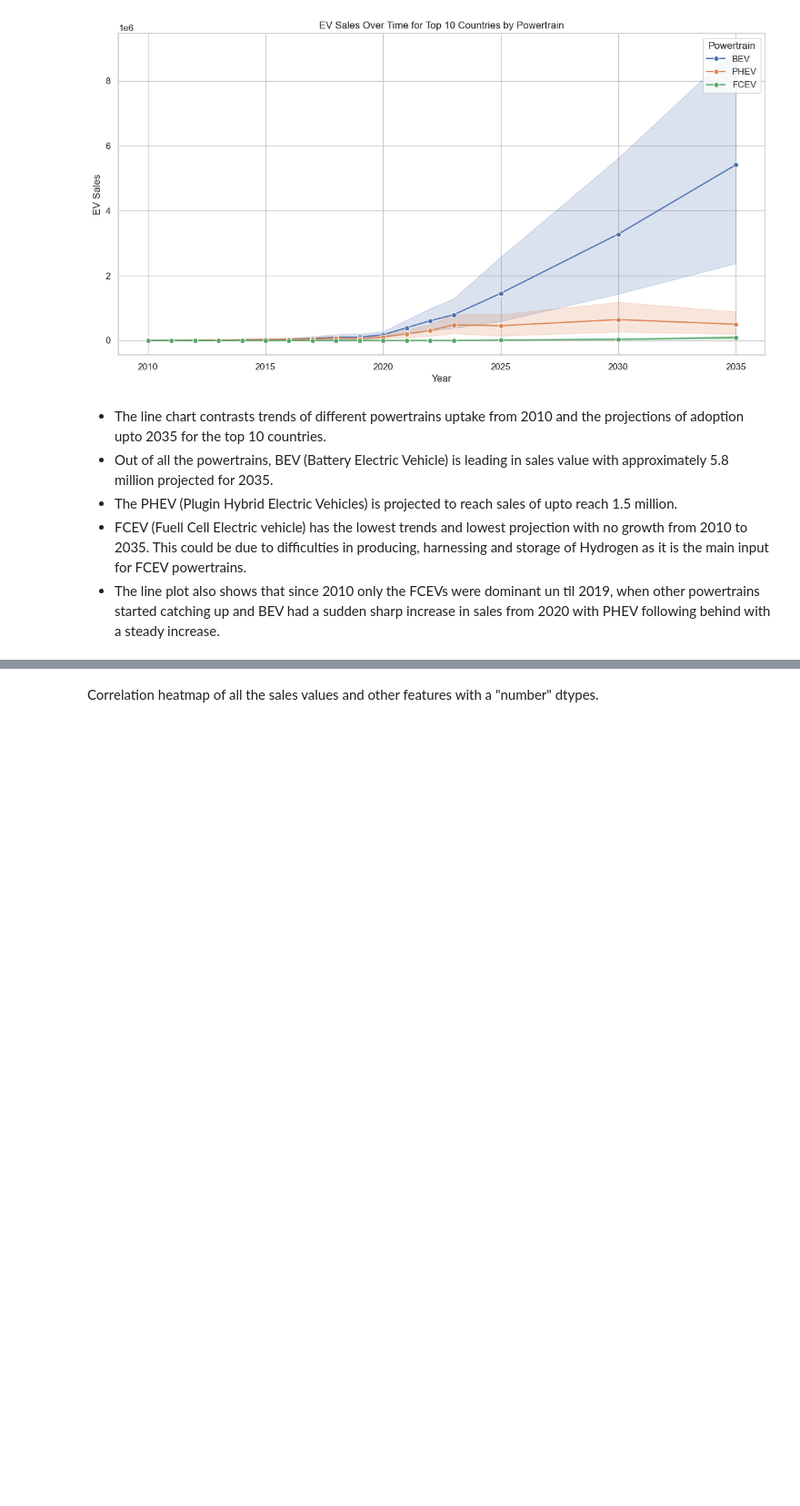
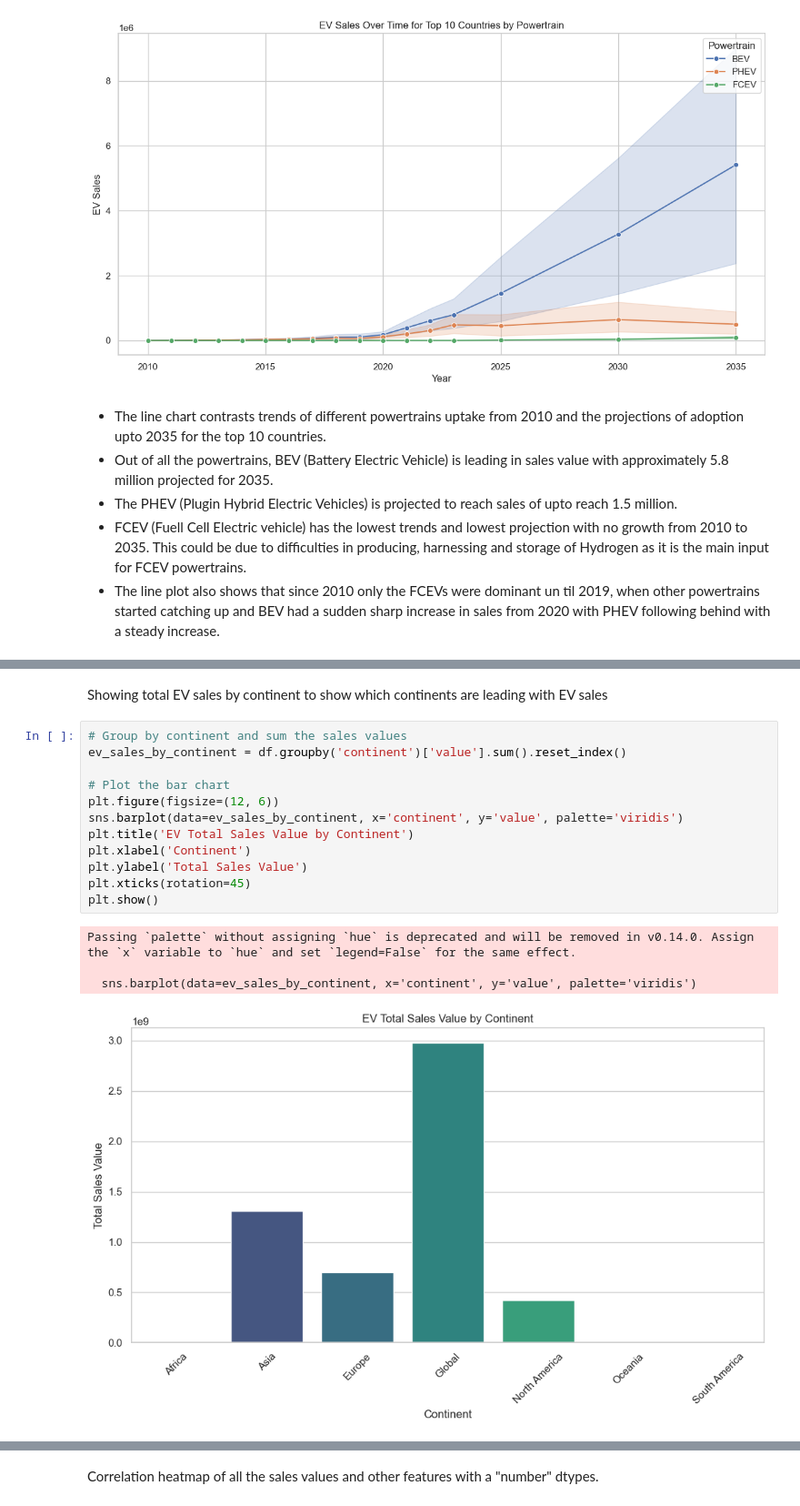
Before and after one commit to Emmanuel913-sketch/Global-Electric-Vehicle-sales-trends-from-2010-2024, a Jupyter notebook: jupyter_notebooks/visualisations.ipynb, the cells around one changed output, grey strips where cells are left out. Shown at 91% size. Saved outputs shown, nothing was run; the diff lists cells and outputs as text; blank space fills up the shorter version.

```diff
--- a/jupyter_notebooks/visualisations.ipynb
+++ b/jupyter_notebooks/visualisations.ipynb
@@ -308,0 +415,19 @@ plt.show()
+# %% [markdown]
+Showing total EV sales by continent to show which continents are leading with EV sales
+# %%
+# Group by continent and sum the sales values
+ev_sales_by_continent = df.groupby('continent')['value'].sum().reset_index()
+
+# Plot the bar chart
+plt.figure(figsize=(12, 6))
+sns.barplot(data=ev_sales_by_continent, x='continent', y='value', palette='viridis')
+plt.title('EV Total Sales Value by Continent')
+plt.xlabel('Continent')
+plt.ylabel('Total Sales Value')
+plt.xticks(rotation=45)
+plt.show()
+# %% [output]
+Passing `palette` without assigning `hue` is deprecated and will be removed in v0.14.0. Assign the `x` variable to `hue` and set `legend=False` for the same effect.
+
+  sns.barplot(data=ev_sales_by_continent, x='continent', y='value', palette='viridis')
+[figure, added]
```
Also changed, not shown: parts of 5 cells of this notebook.
